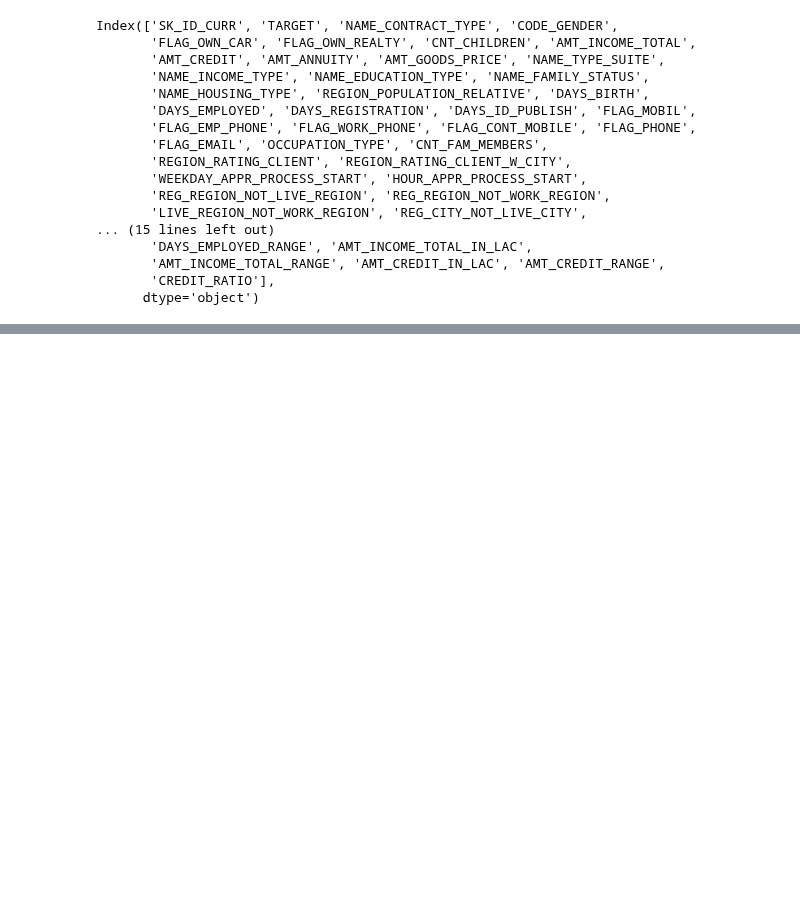
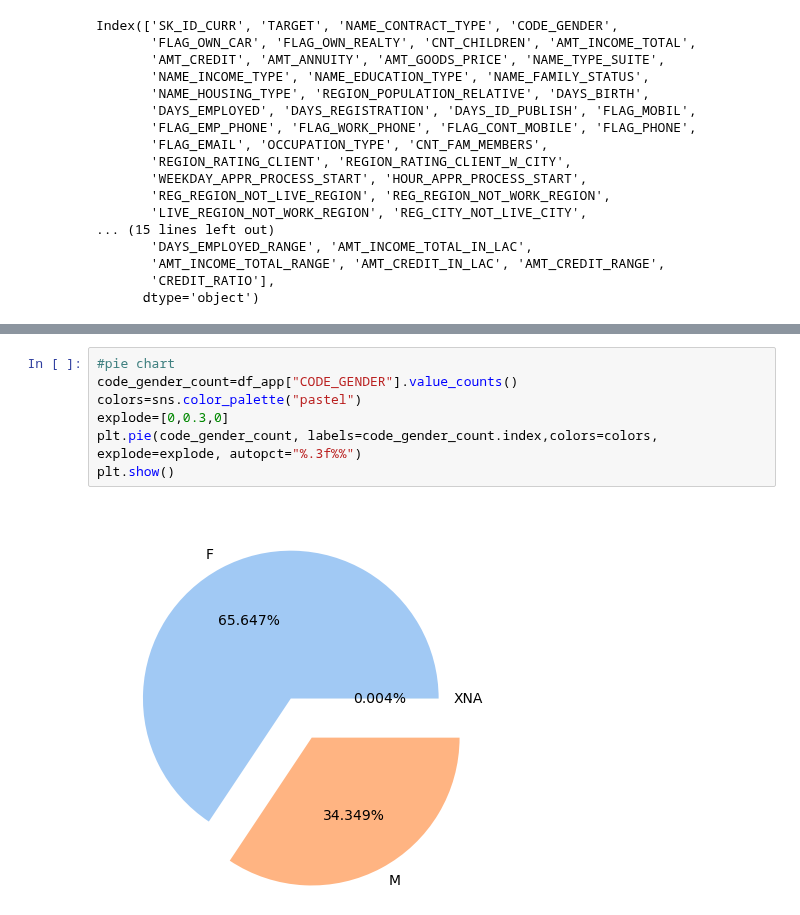
Before and after one commit to Rider-04/daily-python-data-lab, a Jupyter notebook: 03_pandas/bank_loan_case_study.ipynb, the cells around one changed output, grey strips where cells are left out. Drawn from its saved outputs; the diff is of its cells as text; blank space fills up the shorter version.

```diff
--- a/03_pandas/bank_loan_case_study.ipynb
+++ b/03_pandas/bank_loan_case_study.ipynb
@@ -1713,3 +1713,12 @@ df_app.loc[:10:,'AMT_GOODS_PRICE':'AMT_REQ_CREDIT_BUREAU_DAY':9]
 | 8 | 913500.0 | 7427 | 2.0 | 0 | 0.0 | ... |
 | 9 | 405000.0 | 14437 | 1.0 | 0 | 1673.0 | ... |
 | 10 | 652500.0 | 4427 | 3.0 | 0 | 844.0 | ... |
+# %%
+#pie chart
+code_gender_count=df_app["CODE_GENDER"].value_counts()
+colors=sns.color_palette("pastel")
+explode=[0,0.3,0]
+plt.pie(code_gender_count, labels=code_gender_count.index,colors=colors, explode=explode, autopct="%.3f%%")
+plt.show()
+# %% [output]
+[figure, added]
```
Also changed, not shown: parts of 25 cells of this notebook.
